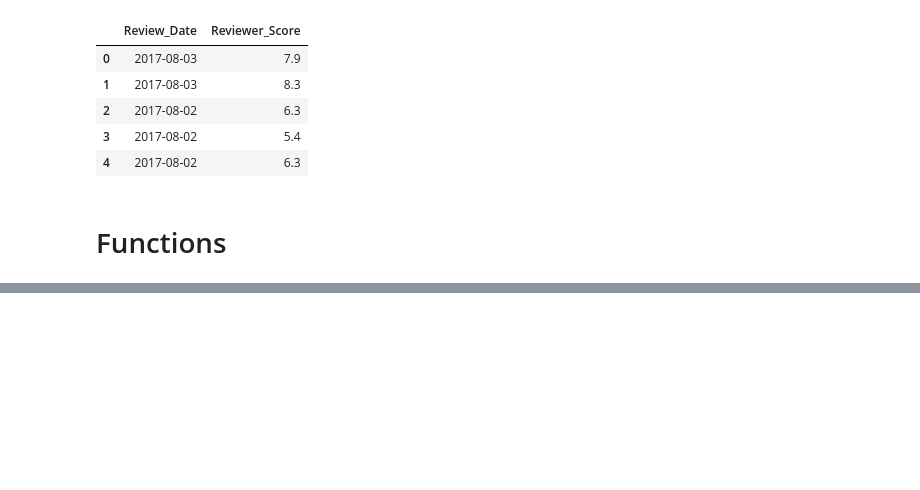
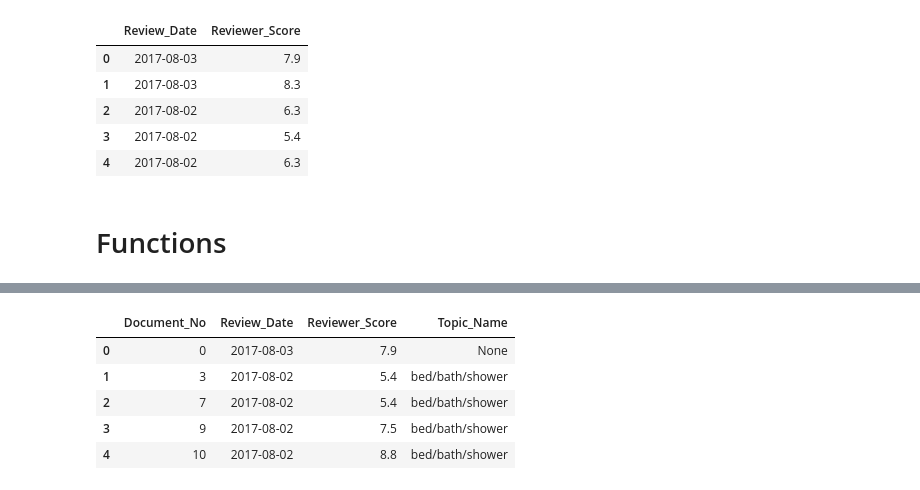
Before and after one commit to NiloofarJalali/insight-project, a Jupyter notebook: notebooks/archive/HotelWatch_version_1.ipynb, the cells around one changed output, grey strips where cells are left out. Cells and saved outputs as stored; diff of their text form; code cells hidden in the pictures; blank space fills up the shorter version.

```diff
--- a/notebooks/archive/HotelWatch_version_1.ipynb
+++ b/notebooks/archive/HotelWatch_version_1.ipynb
@@ -1153,0 +296,21 @@ for m, cv in zip(x, coherence_values):
+# %%
+topic_neg=pd.DataFrame({"Dominant_Topic": [0,1,2,3,4,5,6,7],
+                    "Topic_Name":["general","service_food","air_conditioning",
+                                  "staff_receptionist","Decoration","bed/bath/shower","wifi","parking"]})
+# %%
+def table_modify (table,topic_table):
+    table=table.merge(topic_table, on=['Dominant_Topic'])
+    table.loc[table.Topic_Perc_Contrib<0.3 ,'Topic_Name']='None'
+    return(table[['Document_No','Review_Date','Reviewer_Score','Topic_Name']])
+# %%
+pos_topic_final=table_modify(positive_topic,topic_pos)
+neg_topic_final=table_modify(negative_topic,topic_neg)
+# %%
+neg_topic_final.head()
+# %% [output]
+|  | Document_No | Review_Date | Reviewer_Score | Topic_Name |
+| 0 | 0 | 2017-08-03 | 7.9 | None |
+| 1 | 3 | 2017-08-02 | 5.4 | bed/bath/shower |
+| 2 | 7 | 2017-08-02 | 5.4 | bed/bath/shower |
+| 3 | 9 | 2017-08-02 | 7.5 | bed/bath/shower |
+| 4 | 10 | 2017-08-02 | 8.8 | bed/bath/shower |
```
Also changed, not shown: parts of 113 cells of this notebook, 1 other file.
